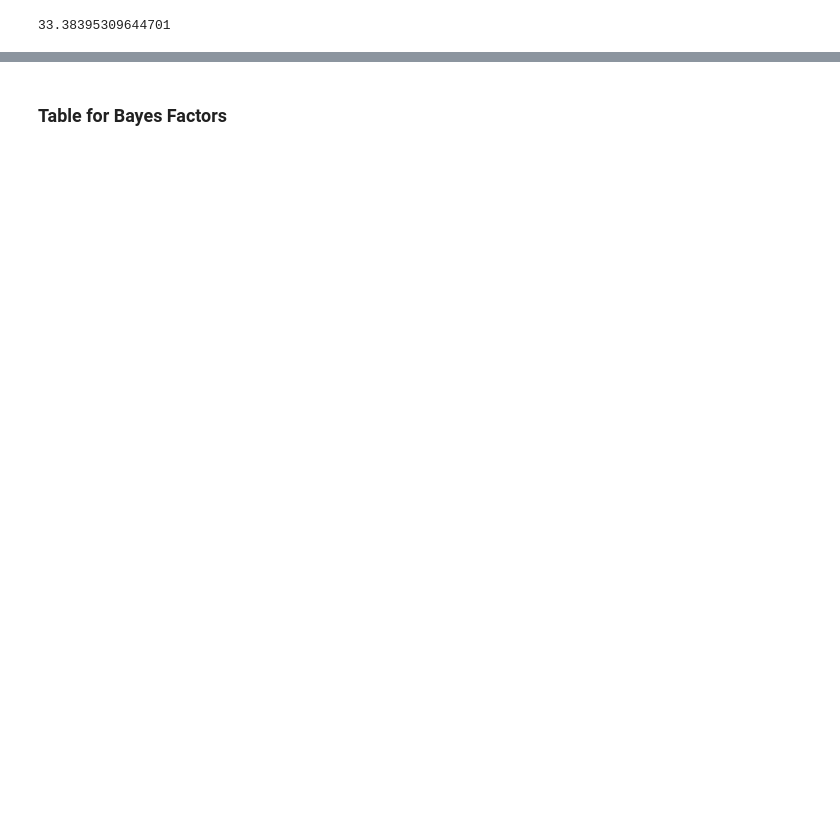
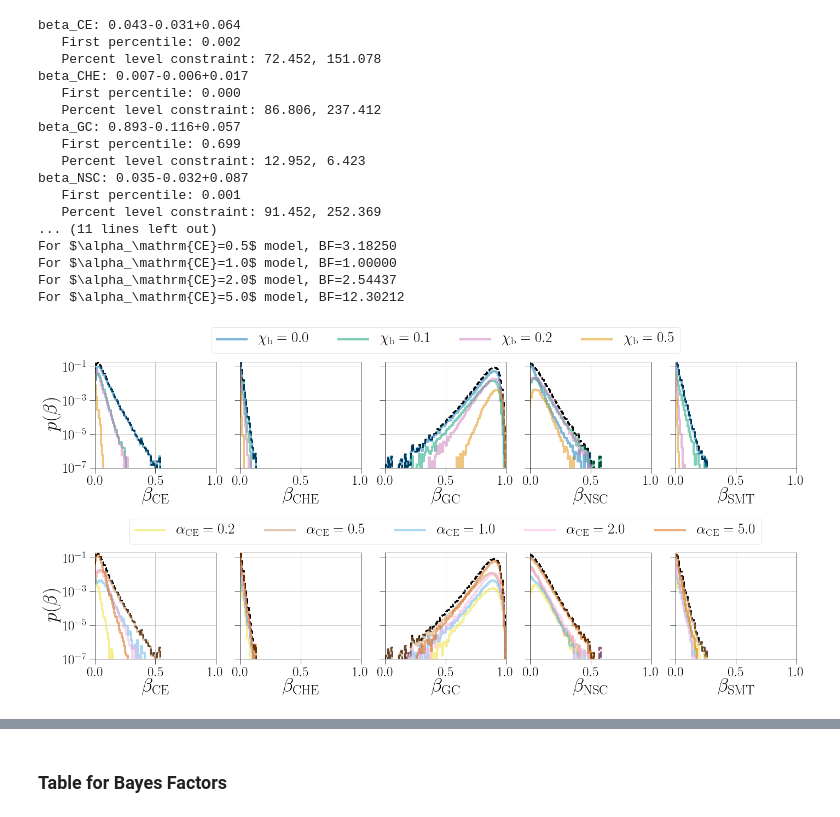
Before and after one commit to michaelzevin/model_selection, a Jupyter notebook: notebooks/paper_plots.ipynb, the cells around one changed output, grey strips where cells are left out. Drawn from its saved outputs; the diff is of its cells as text; code cells hidden in the pictures; blank space fills up the shorter version.

```diff
--- a/notebooks/paper_plots.ipynb
+++ b/notebooks/paper_plots.ipynb
@@ -342,4 +391,21 @@ Precent increase from alpha50 to alpha20 in beta_CE, 49.108
-# %%
-0.05291 / 10**-2.8
-# %% [output]
-33.38395309644701
+# %%
+branching_fractions(samples_detectable, labelsize=35, ticksize=25, legendsize=27, detectable=True)
+# %% [output]
+beta_CE: 0.043-0.031+0.064
+   First percentile: 0.002
+   Percent level constraint: 72.452, 151.078
+beta_CHE: 0.007-0.006+0.017
+   First percentile: 0.000
+   Percent level constraint: 86.806, 237.412
+beta_GC: 0.893-0.116+0.057
+   First percentile: 0.699
+   Percent level constraint: 12.952, 6.423
+beta_NSC: 0.035-0.032+0.087
+   First percentile: 0.001
+   Percent level constraint: 91.452, 252.369
+... (11 lines left out)
+For $\alpha_\mathrm{CE}=0.5$ model, BF=3.18250
+For $\alpha_\mathrm{CE}=1.0$ model, BF=1.00000
+For $\alpha_\mathrm{CE}=2.0$ model, BF=2.54437
+For $\alpha_\mathrm{CE}=5.0$ model, BF=12.30212
+[figure, added]
```
Also changed, not shown: parts of 24 cells of this notebook.
